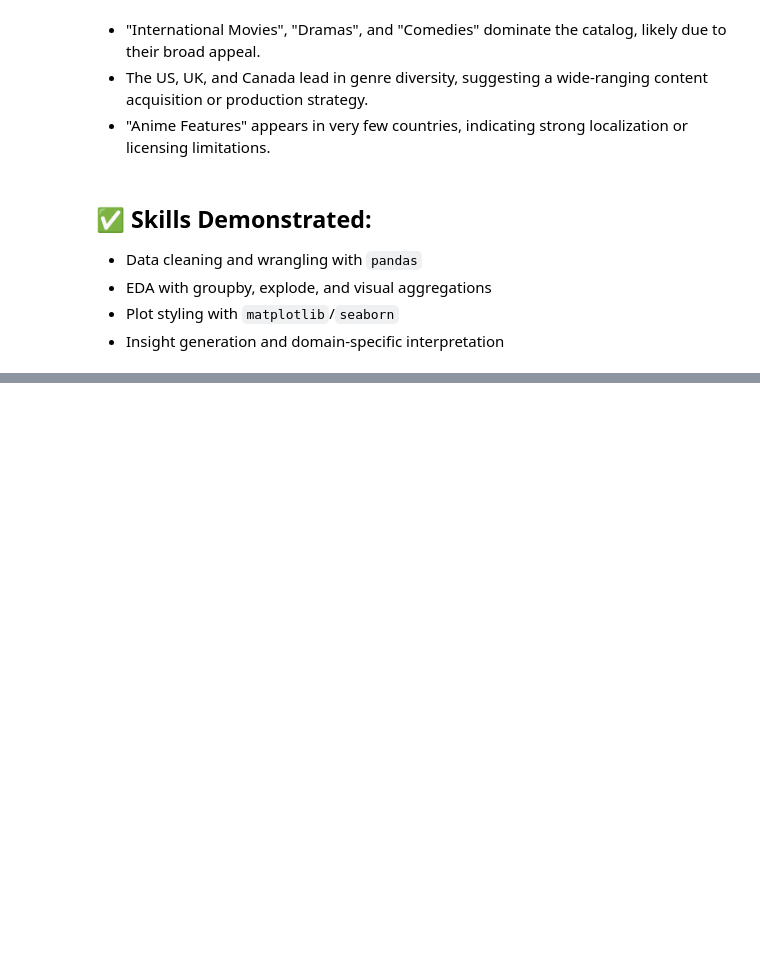
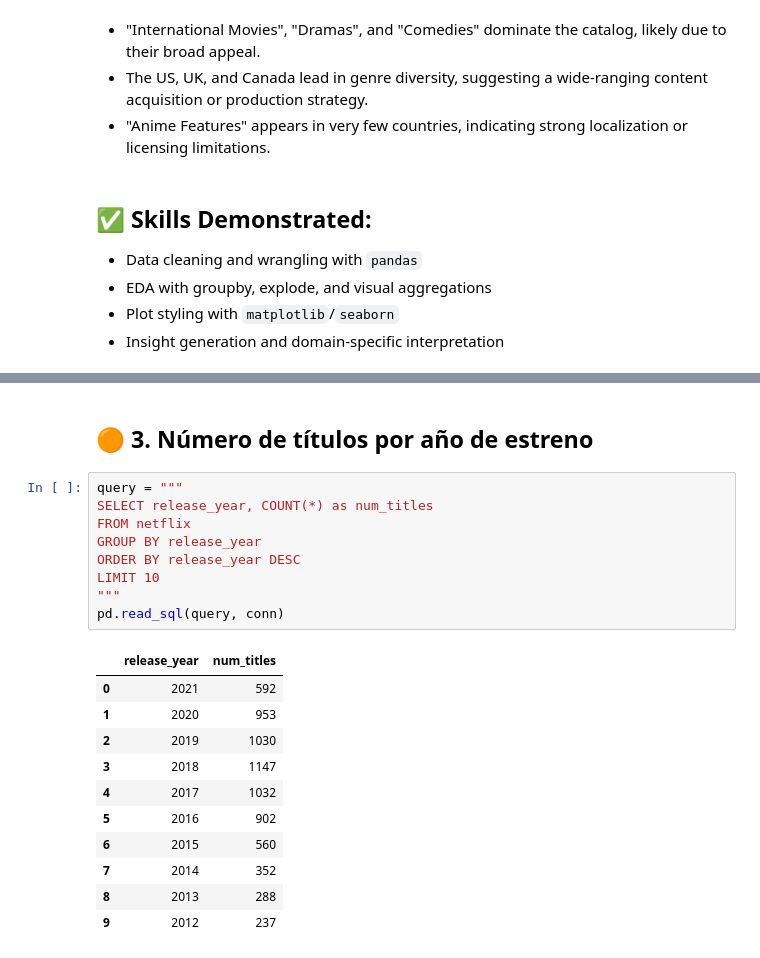
Before and after one commit to luisfernandoc/netflix_data_analysis, a Jupyter notebook: netflix_eda.ipynb, the cells around one changed output, grey strips where cells are left out. Saved outputs shown, nothing was run; the diff lists cells and outputs as text; blank space fills up the shorter version.

```diff
--- a/netflix_eda.ipynb
+++ b/netflix_eda.ipynb
@@ -891,0 +957,23 @@ rare_genders[rare_genders <= 3].sort_values().to_frame().head(10)
+# %% [markdown]
+## 🟠 3. Número de títulos por año de estreno
+# %%
+query = """
+SELECT release_year, COUNT(*) as num_titles
+FROM netflix
+GROUP BY release_year
+ORDER BY release_year DESC
+LIMIT 10
+"""
+pd.read_sql(query, conn)
+# %% [output]
+|  | release_year | num_titles |
+| 0 | 2021 | 592 |
+| 1 | 2020 | 953 |
+| 2 | 2019 | 1030 |
+| 3 | 2018 | 1147 |
+| 4 | 2017 | 1032 |
+| 5 | 2016 | 902 |
+| 6 | 2015 | 560 |
+| 7 | 2014 | 352 |
+| 8 | 2013 | 288 |
+| 9 | 2012 | 237 |
```
Also changed, not shown: parts of 16 cells of this notebook, 1 other file.
